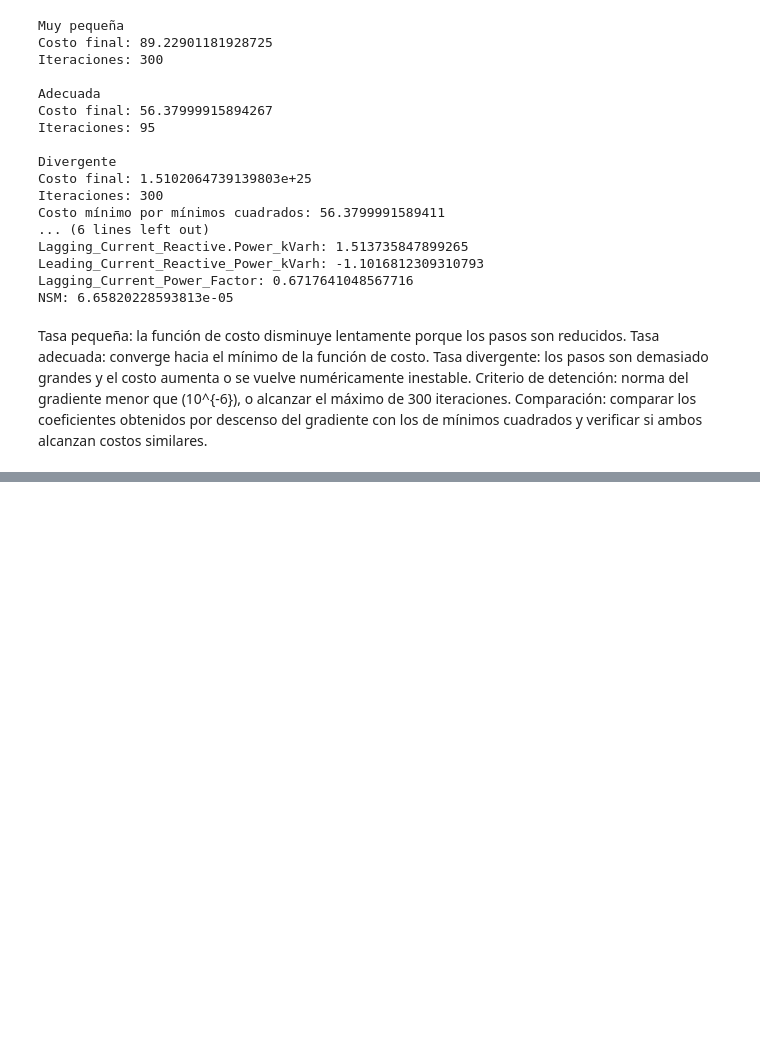
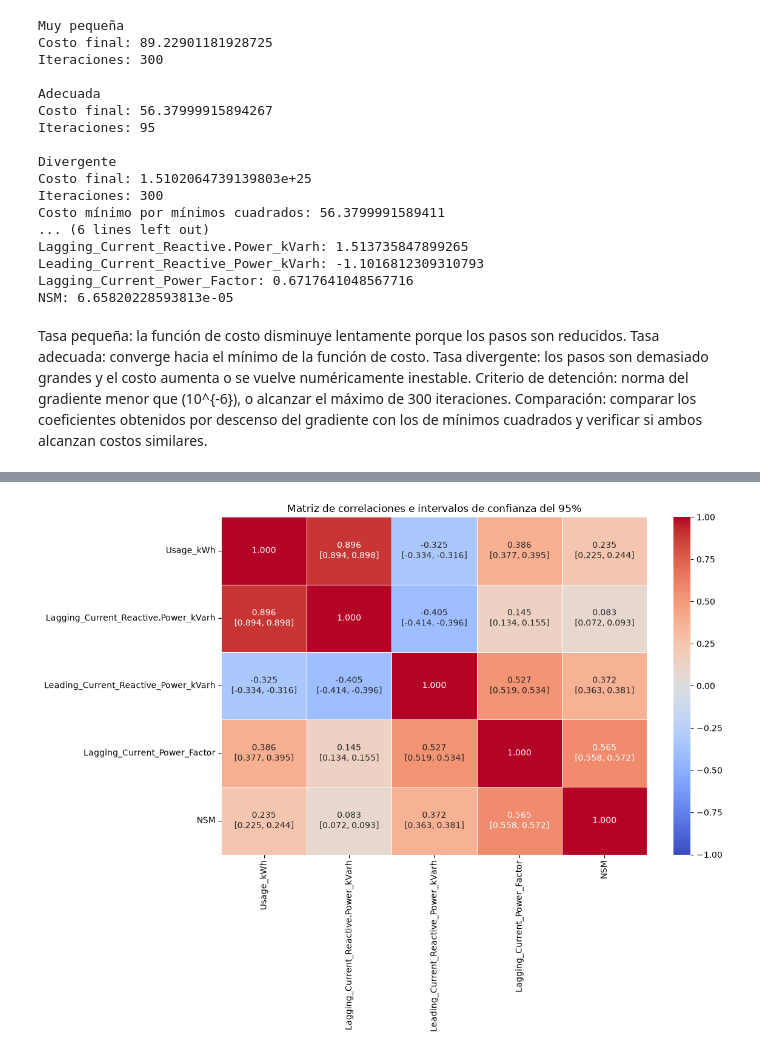
Before and after one commit to kbarnasthpol/tp-mate-4, a Jupyter notebook: ResolucionTpMia.ipynb, the cells around one changed output, grey strips where cells are left out. Cells and saved outputs as stored; diff of their text form; code cells hidden in the pictures; blank space fills up the shorter version.

```diff
--- a/ResolucionTpMia.ipynb
+++ b/ResolucionTpMia.ipynb
@@ -351,0 +686,77 @@ Comparación: comparar los coeficientes obtenidos por descenso del gradiente con
+# %%
+import numpy as np
+import pandas as pd
+import seaborn as sns
+import matplotlib.pyplot as plt
+from scipy import stats
+
+# Variables que queremos comparar
+columnas = [
+    "Usage_kWh",
+    "Lagging_Current_Reactive.Power_kVarh",
+    "Leading_Current_Reactive_Power_kVarh",
+    "Lagging_Current_Power_Factor",
+    "NSM"
+]
+
+# Matriz de correlaciones
+correlaciones = df_fabrica[columnas].corr()
+
+# Cantidad de observaciones
+n = len(df_fabrica)
+
+# Valor crítico para un 95%
+z_critico = stats.norm.ppf(0.975)
+
+# Matriz de anotaciones: correlación e intervalo
+anotaciones = pd.DataFrame(
+    index=columnas,
+    columns=columnas,
+    dtype=object
+)
+
+for fila in columnas:
+    for columna in columnas:
+
+        r = correlaciones.loc[fila, columna]
+
+        if fila == columna:
+            anotaciones.loc[fila, columna] = "1.000"
+        else:
+            # Transformación de Fisher para el intervalo de confianza
+            z = np.arctanh(r)
+
+            # Error estándar
+            error = 1 / np.sqrt(n - 3)
+
+            # Intervalo de confianza en escala z
+            z_inf = z - z_critico * error
+            z_sup = z + z_critico * error
+
+            # Volver a la escala de correlación
+            r_inf = np.tanh(z_inf)
+            r_sup = np.tanh(z_sup)
+
+            anotaciones.loc[fila, columna] = (
+                f"{r:.3f}\n[{r_inf:.3f}, {r_sup:.3f}]"
+            )
+
+# Graficar
+plt.figure(figsize=(12, 9))
+
+sns.heatmap(
+    correlaciones,
+    annot=anotaciones,
+    fmt="",
+    cmap="coolwarm",
+    vmin=-1,
+    vmax=1,
+    center=0,
+    linewidths=0.5
+)
+
+plt.title("Matriz de correlaciones e intervalos de confianza del 95%")
+plt.tight_layout()
+plt.show()
+# %% [output]
+[figure, added]
```
Also changed, not shown: parts of 33 cells of this notebook.
